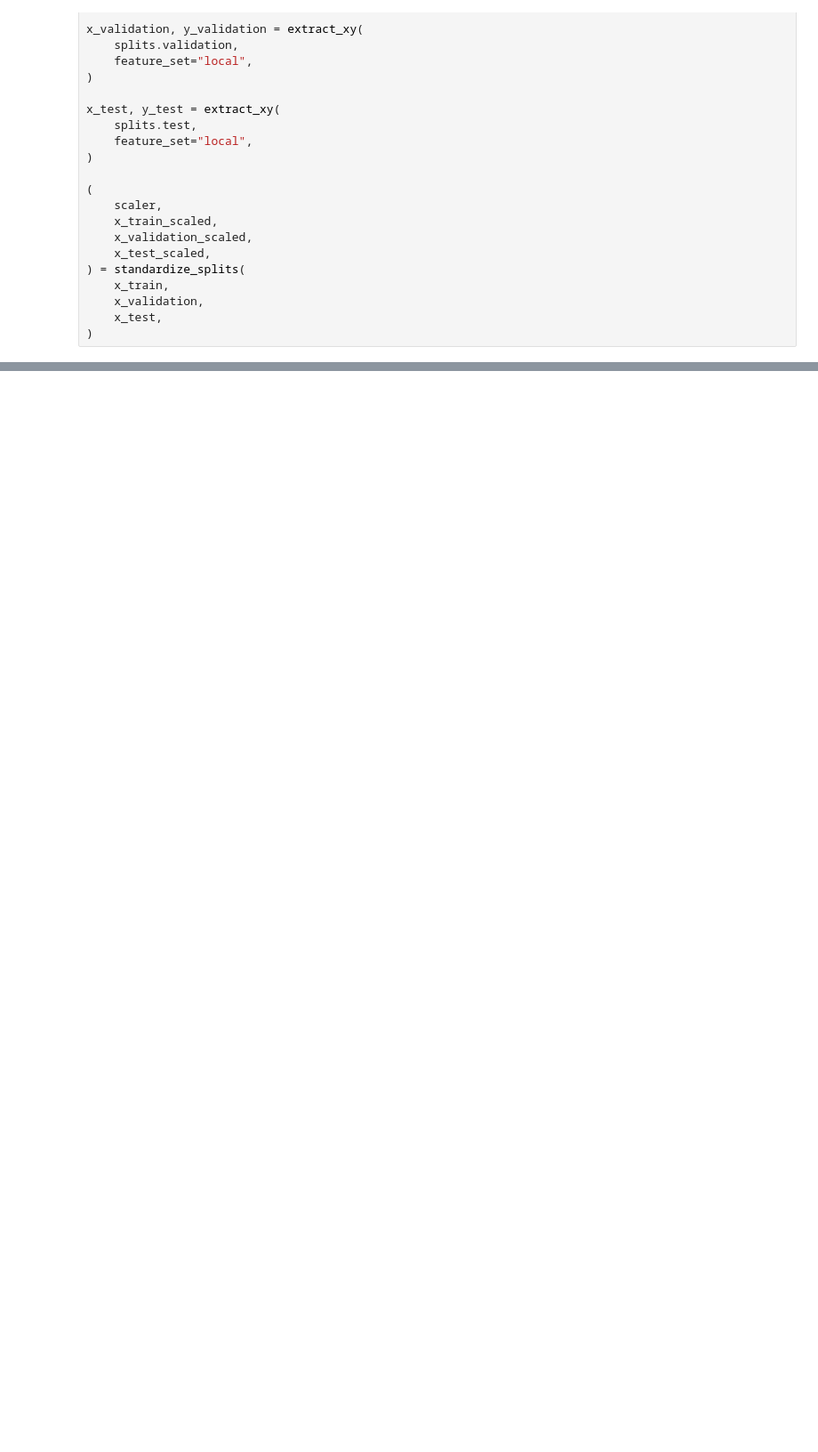
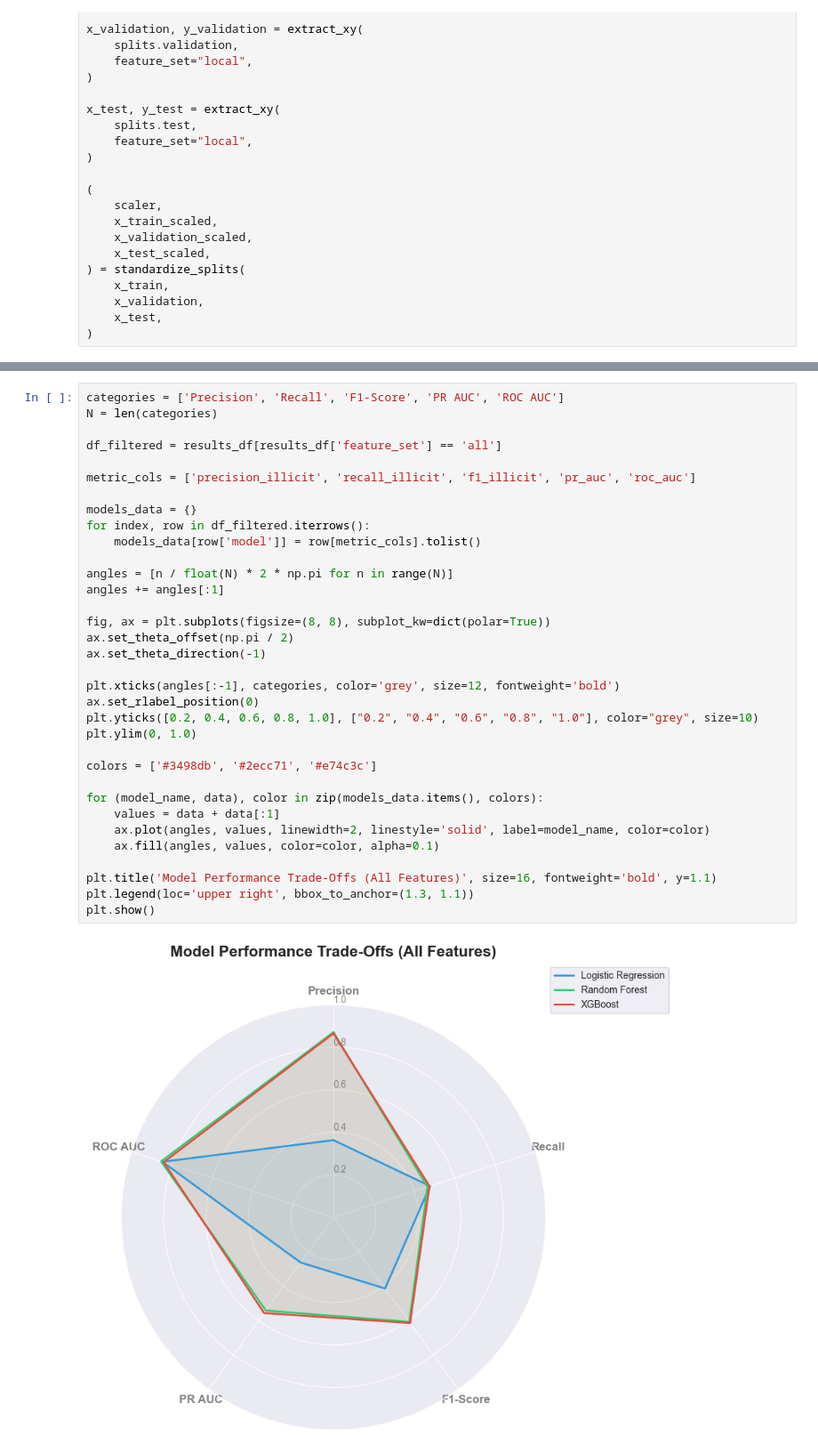
Before and after one commit to jakub-malczak/bitcoin-transaction-classification, a Jupyter notebook: notebooks/04_classic_models_results.ipynb, the cells around one changed output, grey strips where cells are left out. Shown at 89% size. Saved outputs shown, nothing was run; the diff lists cells and outputs as text; blank space fills up the shorter version.

```diff
--- a/notebooks/04_classic_models_results.ipynb
+++ b/notebooks/04_classic_models_results.ipynb
@@ -380,0 +315,36 @@ display(results_df)
+# %%
+categories = ['Precision', 'Recall', 'F1-Score', 'PR AUC', 'ROC AUC']
+N = len(categories)
+
+df_filtered = results_df[results_df['feature_set'] == 'all']
+
+metric_cols = ['precision_illicit', 'recall_illicit', 'f1_illicit', 'pr_auc', 'roc_auc']
+
+models_data = {}
+for index, row in df_filtered.iterrows():
+    models_data[row['model']] = row[metric_cols].tolist()
+
+angles = [n / float(N) * 2 * np.pi for n in range(N)]
+angles += angles[:1]
+
+fig, ax = plt.subplots(figsize=(8, 8), subplot_kw=dict(polar=True))
+ax.set_theta_offset(np.pi / 2)
+ax.set_theta_direction(-1)
+
+plt.xticks(angles[:-1], categories, color='grey', size=12, fontweight='bold')
+ax.set_rlabel_position(0)
+plt.yticks([0.2, 0.4, 0.6, 0.8, 1.0], ["0.2", "0.4", "0.6", "0.8", "1.0"], color="grey", size=10)
+plt.ylim(0, 1.0)
+
+colors = ['#3498db', '#2ecc71', '#e74c3c']
+
+for (model_name, data), color in zip(models_data.items(), colors):
+    values = data + data[:1]
+    ax.plot(angles, values, linewidth=2, linestyle='solid', label=model_name, color=color)
+    ax.fill(angles, values, color=color, alpha=0.1)
+
+plt.title('Model Performance Trade-Offs (All Features)', size=16, fontweight='bold', y=1.1)
+plt.legend(loc='upper right', bbox_to_anchor=(1.3, 1.1))
+plt.show()
+# %% [output]
+[figure, added]
```
Also changed, not shown: parts of 41 cells of this notebook, 6 other files.
